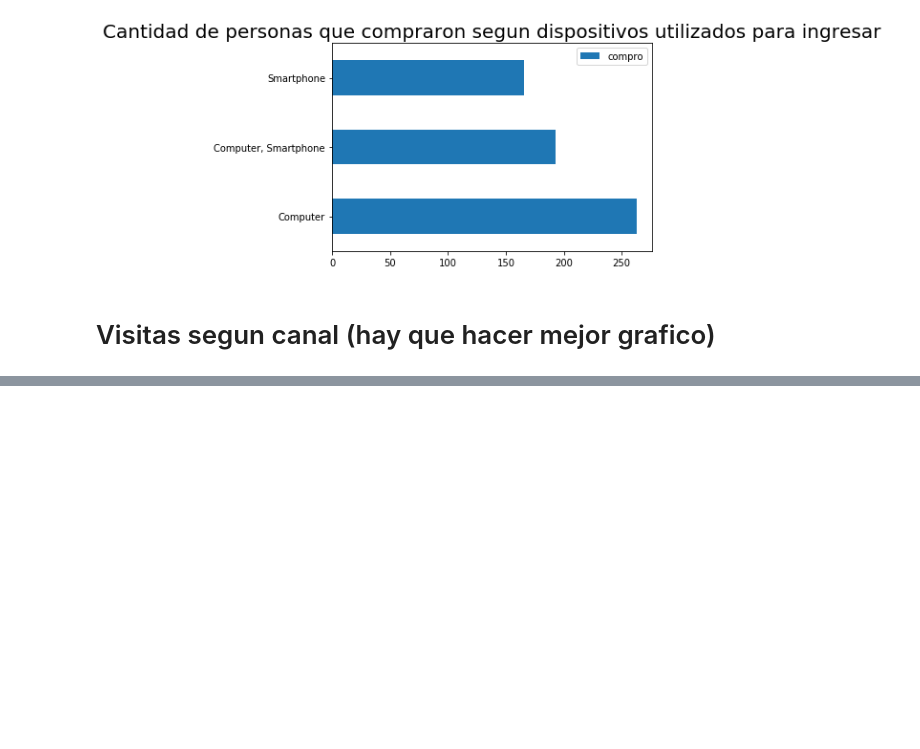
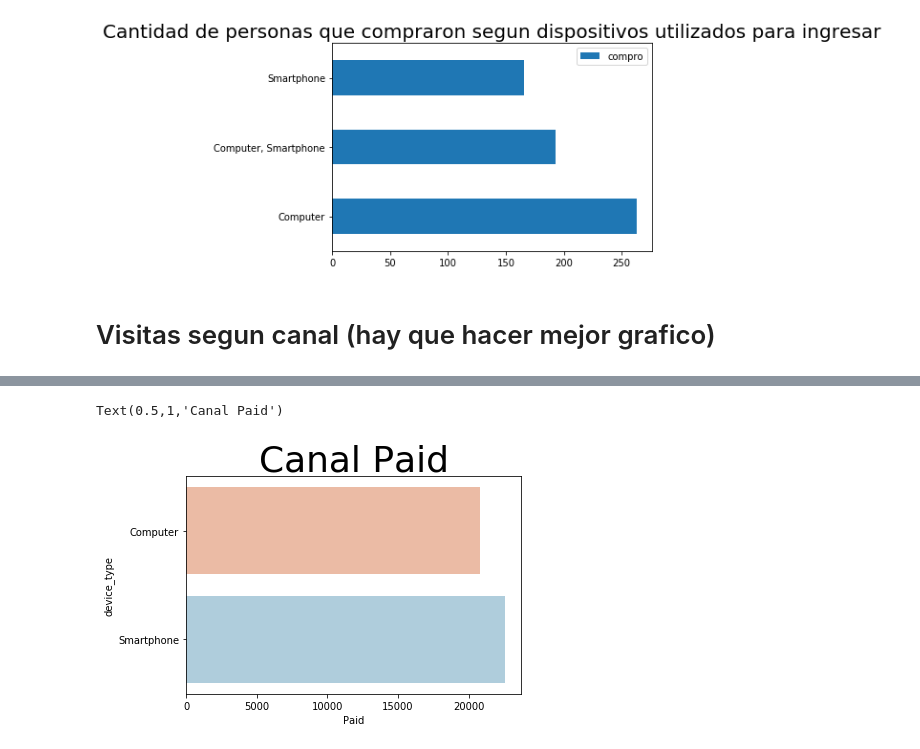
Before and after one commit to javier2409/TP1Datos2C2018, a Jupyter notebook: device type.ipynb, the cells around one changed output, grey strips where cells are left out. Cells and saved outputs as stored; diff of their text form; code cells hidden in the pictures; blank space fills up the shorter version.

```diff
--- a/device type.ipynb
+++ b/device type.ipynb
@@ -111,0 +127,6 @@ channels.plot.bar()
+# %%
+sns.barplot(data=graph,y=graph.index,x='Paid',palette='RdBu')
+plt.title('Canal Paid',size=36)
+# %% [output]
+Text(0.5,1,'Canal Paid')
+[figure, added]
```
Also changed, not shown: parts of 10 cells of this notebook.
